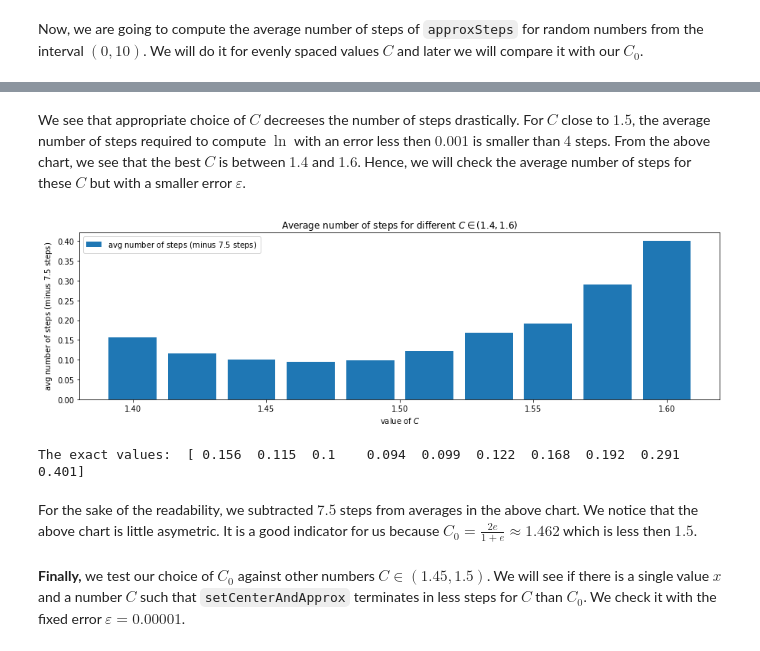
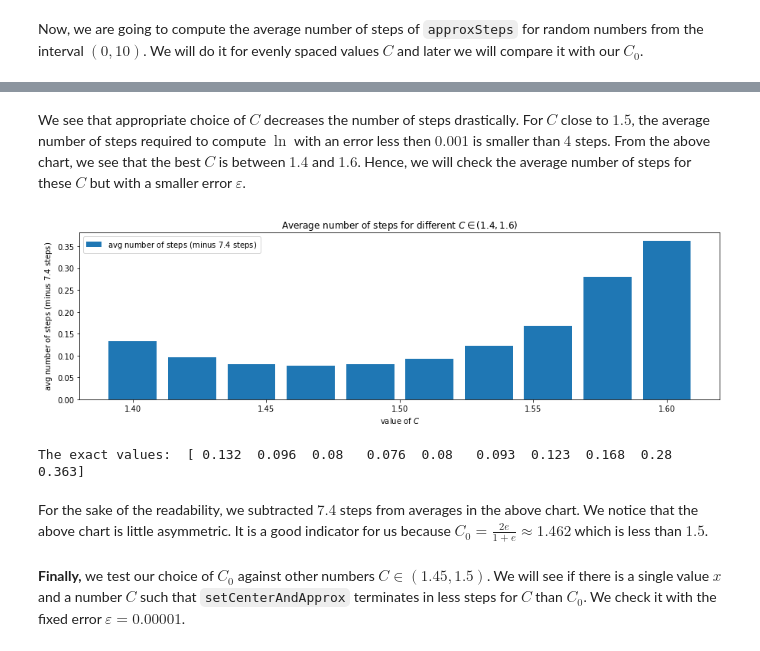
Before and after one commit to FallenApart/taylor-approximation-optimization, a Jupyter notebook: main.ipynb, the cells around one changed output, grey strips where cells are left out. Drawn from its saved outputs; the diff is of its cells as text; code cells hidden in the pictures.

````diff
--- a/main.ipynb
+++ b/main.ipynb
@@ -313,38 +315,38 @@ Exact values:  [6.053, 4.907, 4.093, 3.54, 3.408, 3.478, 3.721, 4.253, 5.506, 14
 # %% [markdown]
-We see that appropriate choice of $C$ decreeses the number of steps drastically. For $C$ close to $1.5$, the average number of steps required to compute $\ln$ with an error less then $0.001$ is smaller than $4$ steps. From the above chart, we see that the best $C$ is between $1.4$ and $1.6$. Hence, we will check the average number of steps for these $C$ but with a smaller error $\varepsilon$.
+We see that appropriate choice of $C$ decreases the number of steps drastically. For $C$ close to $1.5$, the average number of steps required to compute $\ln$ with an error less then $0.001$ is smaller than $4$ steps. From the above chart, we see that the best $C$ is between $1.4$ and $1.6$. Hence, we will check the average number of steps for these $C$ but with a smaller error $\varepsilon$.
 # %%
 eps = 0.000001;
 maxSteps = 1000;
 
 sampleSize = 1000;
 begin = 0;
 end = 10;
 sample = np.random.uniform(begin, end, sampleSize);
 
 numberOfCs = 10;
 CMin = 1.4;
 CMax = 1.6;
 Cs = np.linspace(CMin, CMax, numberOfCs);
 
-ListOfavgNumberOfSteps = np.subtract(setOfAvgNumberOfStepsForSample(eps, maxSteps, Cs, sample), 7.5);
+ListOfavgNumberOfSteps = np.subtract(setOfAvgNumberOfStepsForSample(eps, maxSteps, Cs, sample), 7.4);
 
 ax = plt.subplots(figsize=(15, 4))
 
 widthOfBar = 0.9 * (CMax - CMin) / numberOfCs;
-plt.bar(Cs, ListOfavgNumberOfSteps, label='avg number of steps (minus $7.5$ steps)', width = widthOfBar)
+plt.bar(Cs, ListOfavgNumberOfSteps, label='avg number of steps (minus $7.4$ steps)', width = widthOfBar)
 
 plt.xlabel("value of $C$")
-plt.ylabel("avg number of steps (minus $7.5$ steps)")
+plt.ylabel("avg number of steps (minus $7.4$ steps)")
 plt.title('Average number of steps for different $C\in (1.4, 1.6)$')
 plt.legend()
 plt.show()
 
 print('The exact values: ', ListOfavgNumberOfSteps)
 # %% [output]
-[figure, old version]
+[figure, new version]
-The exact values:  [ 0.156  0.115  0.1    0.094  0.099  0.122  0.168  0.192  0.291  0.401]
+The exact values:  [ 0.132  0.096  0.08   0.076  0.08   0.093  0.123  0.168  0.28   0.363]
 # %% [markdown]
-For the sake of the readability, we subtracted $7.5$ steps from averages in the above chart. We notice that the above chart is little asymetric. It is a good indicator for us because $C_0 = \frac{2e}{1 + e}\approx 1.462$ which is less then $1.5$.
+For the sake of the readability, we subtracted $7.4$ steps from averages in the above chart. We notice that the above chart is little asymmetric. It is a good indicator for us because $C_0 = \frac{2e}{1 + e}\approx 1.462$ which is less than $1.5$.
 # %% [markdown]
 **Finally,** we test our choice of $C_0$ against other numbers $C\in (1.45, 1.5)$. We will see if there is a single value $x$ and a number $C$ such that ```setCenterAndApprox``` terminates in less steps for $C$ than $C_0$. We check it with the fixed error $\varepsilon = 0.00001$.
 # %%
````
Also changed, not shown: parts of 16 cells of this notebook.
